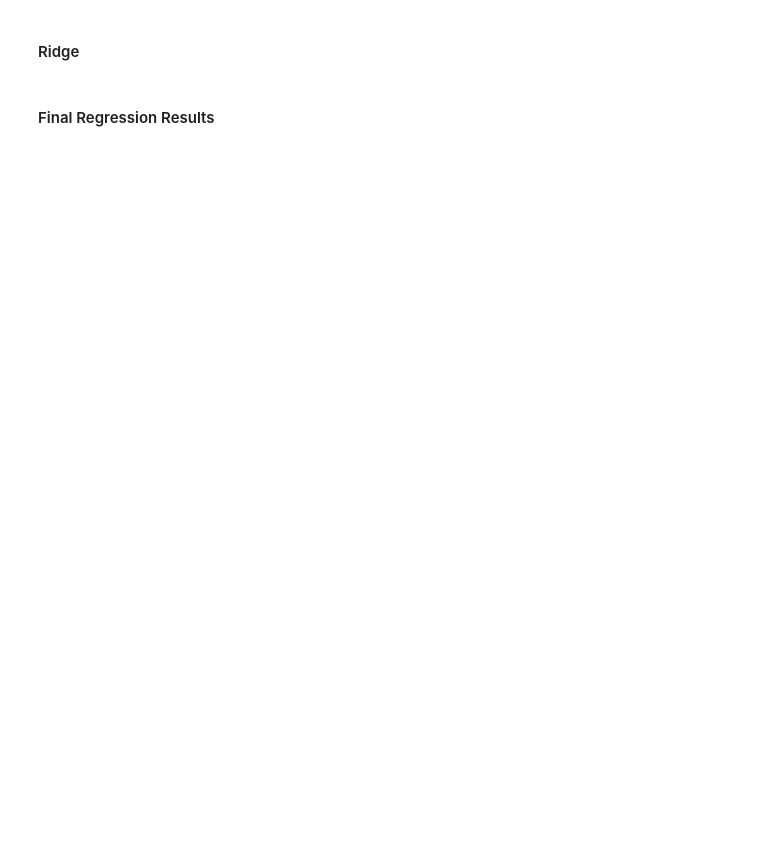
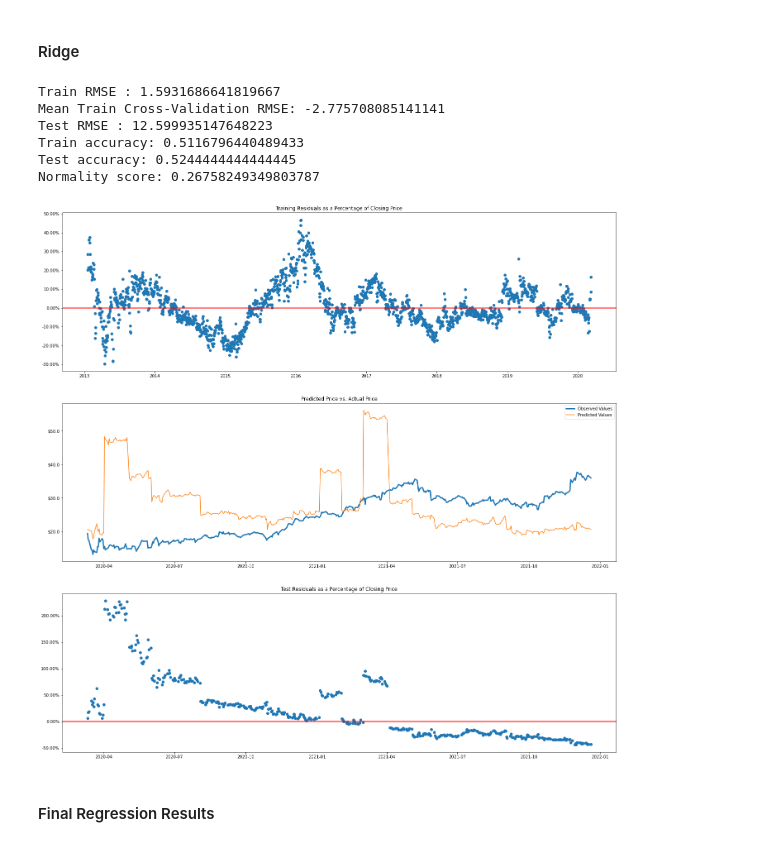
Before and after one commit to tjbray20/Market_Machine_Learning, a Jupyter notebook: MainNotebook.ipynb, the cells around one changed output. Cells and saved outputs as stored; diff of their text form; code cells hidden in the pictures; blank space fills up the shorter version.

```diff
--- a/MainNotebook.ipynb
+++ b/MainNotebook.ipynb
@@ -605,9 +628,9 @@ BIIB_results = SVR_test(X_train, X_test, y_train, y_test)
 # %% [markdown]
 #### Ridge
 # %%
-MGM = pd.read_csv('FormattedData/MGM_formatted.csv', index_col = 0)
+HPQ = pd.read_csv('FormattedData/HPQ_formatted.csv', index_col = 0)
 
-X_train, X_test, y_train, y_test = preprocess_data(MGM)
+X_train, X_test, y_train, y_test = preprocess_data(HPQ)
 # %%
 def Ridge_test(X_train, X_test, y_train, y_test, cv=5):
 
@@ -641,14 +664,14 @@ def Ridge_test(X_train, X_test, y_train, y_test, cv=5):
     train_rmse = mean_squared_error(y_train, y_hat_train, squared = False)
     test_rmse = mean_squared_error(y_test, y_hat_test, squared = False)
 
-    preds_train = pd.concat([y_train, pd.DataFrame(y_hat_train, columns = ['predictions'], index = y_train.index), MGM.day_direction], axis = 1)
+    preds_train = pd.concat([y_train, pd.DataFrame(y_hat_train, columns = ['predictions'], index = y_train.index), HPQ.day_direction], axis = 1)
     preds_train.dropna(inplace = True)
 
     preds_train['direction'] = np.where(preds_train.predictions > preds_train.close.shift(1), 1, 0)
     preds_train['correct'] = np.where(preds_train['direction'] == preds_train['day_direction'], 1, 0)
     train_accuracy = preds_train['correct'].value_counts(normalize = True)
 
-    preds_test = pd.concat([y_test, pd.DataFrame(y_hat_test, columns = ['predictions'], index = y_test.index), MGM.day_direction], axis = 1)
+    preds_test = pd.concat([y_test, pd.DataFrame(y_hat_test, columns = ['predictions'], index = y_test.index), HPQ.day_direction], axis = 1)
     preds_test.dropna(inplace = True)
 
     preds_test['direction'] = np.where(preds_test.predictions > preds_test.close.shift(1), 1, 0)
@@ -666,9 +689,19 @@ def Ridge_test(X_train, X_test, y_train, y_test, cv=5):
 
     results = ['Ridge', train_rmse, train_cv_score, test_rmse, train_accuracy[1], test_accuracy[1], normality_score]
 
+    model_plot(y_train, y_test, y_hat_train, y_hat_test)
+
     return results
 # %%
-MGM_results = Ridge_test(X_train, X_test, y_train, y_test)
+HPQ_results = Ridge_test(X_train, X_test, y_train, y_test)
+# %% [output]
+Train RMSE : 1.5931686641819667
+Mean Train Cross-Validation RMSE: -2.775708085141141
+Test RMSE : 12.599935147648223
+Train accuracy: 0.5116796440489433
+Test accuracy: 0.5244444444444445
+Normality score: 0.26758249349803787
+[figure, added]
 # %% [markdown]
 #### Final Regression Results
 # %%
```
Also changed, not shown: parts of 23 cells of this notebook, 2 other files.
